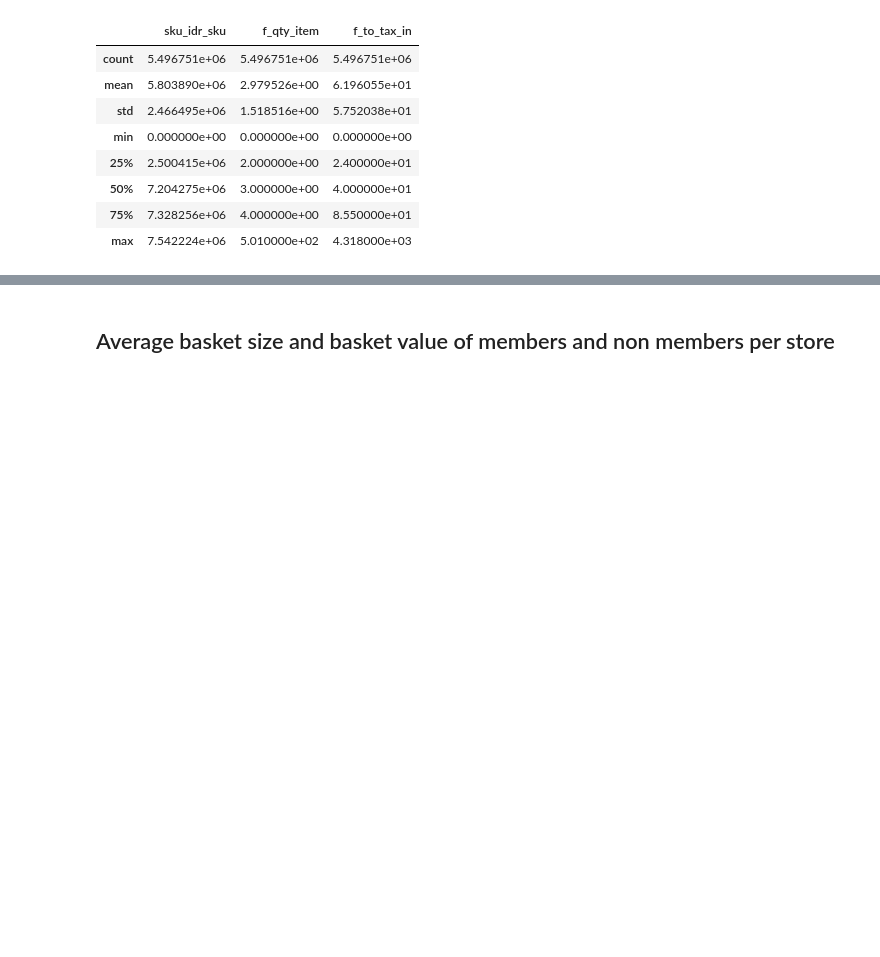
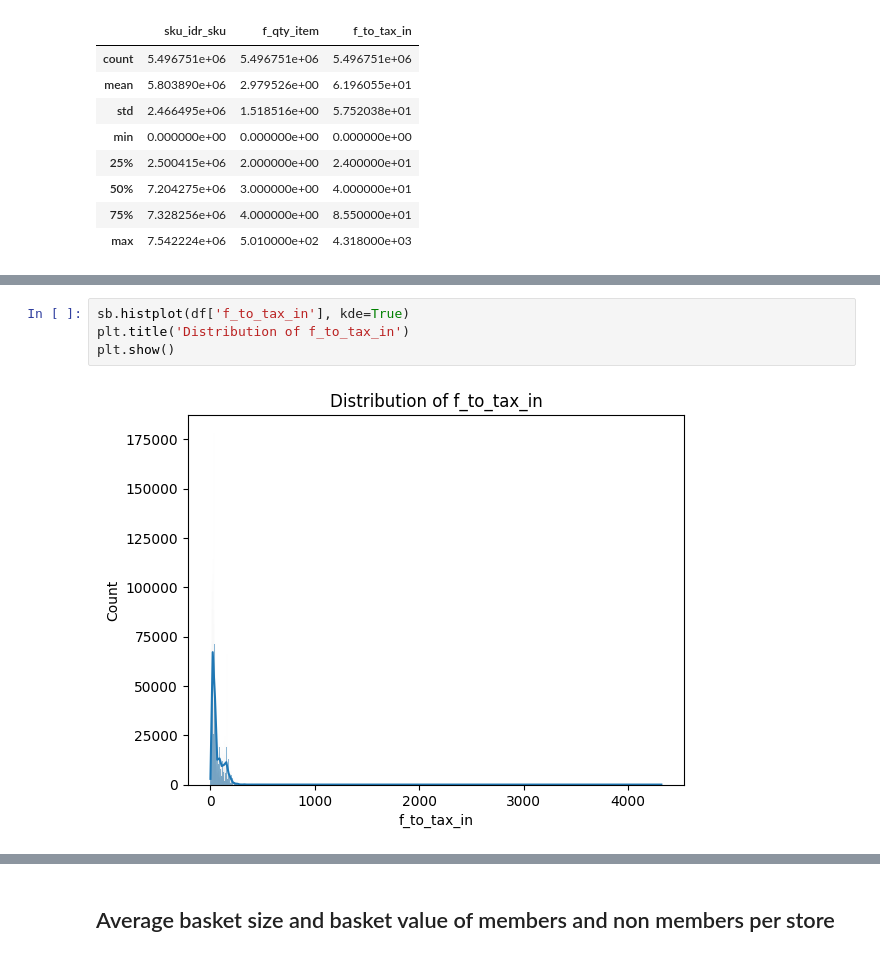
Before and after one commit to erictan23/decathlon, a Jupyter notebook: analysis.ipynb, the cells around one changed output, grey strips where cells are left out. Cells and saved outputs as stored; diff of their text form; blank space fills up the shorter version.

```diff
--- a/analysis.ipynb
+++ b/analysis.ipynb
@@ -58,0 +91,6 @@ df.columns.isnull().sum()
+# %%
+sb.histplot(df['f_to_tax_in'], kde=True)
+plt.title('Distribution of f_to_tax_in')
+plt.show()
+# %% [output]
+[figure, added]
```
Also changed, not shown: parts of 100 cells of this notebook.
